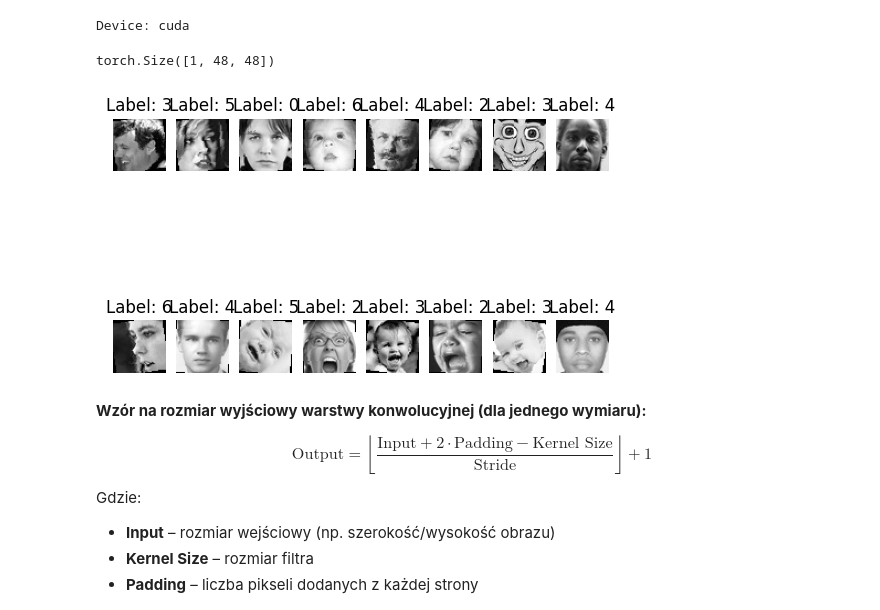
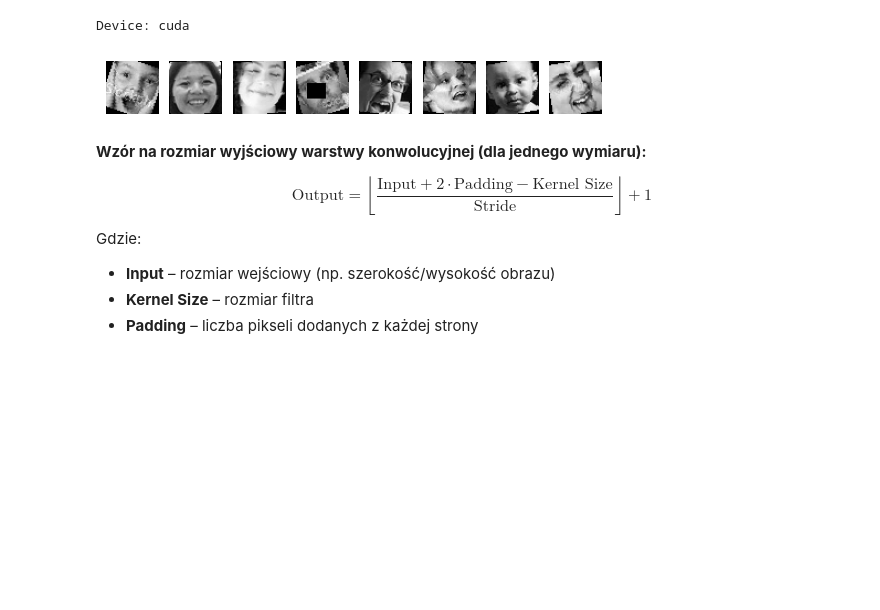
Before and after one commit to akubiszyn/Lies_detector, a Jupyter notebook: CNN_facial_expression_recognition.ipynb, the cells around one changed output. Cells and saved outputs as stored; diff of their text form; code cells hidden in the pictures; blank space fills up the shorter version.

```diff
--- a/CNN_facial_expression_recognition.ipynb
+++ b/CNN_facial_expression_recognition.ipynb
@@ -104,22 +107,21 @@ Device: cuda
 # %%
 def display_frames(samples, num_rows, num_cols):
   [images, labels] = next(iter(samples))
-  print(images[0].shape)
+  # print(images[0].shape)
   fig, axes = plt.subplots(num_rows,num_cols)
-  for i in range(16):
+  for i in range(8):
       image = images[i]
       image = image.permute(1, 2, 0)
-      ax = axes[i // num_cols, i % num_cols]
+      ax = axes[i % num_cols]
       ax.imshow(image.squeeze(), cmap='gray')
-      ax.set_title(f'Label: {labels[i]}')
+      # ax.set_title(f'Label: {labels[i]}')
       ax.axis('off')
 
   # plt.show()
 # %%
-display_frames(train_loader_1, 2, 8)
+display_frames(train_loader_3, 1, 8)
 # %% [output]
-torch.Size([1, 48, 48])
-[figure, old version]
+[figure, new version]
 # %% [markdown]
 **Wzór na rozmiar wyjściowy warstwy konwolucyjnej (dla jednego wymiaru):**
 
```
Also changed, not shown: parts of 14 cells of this notebook.
